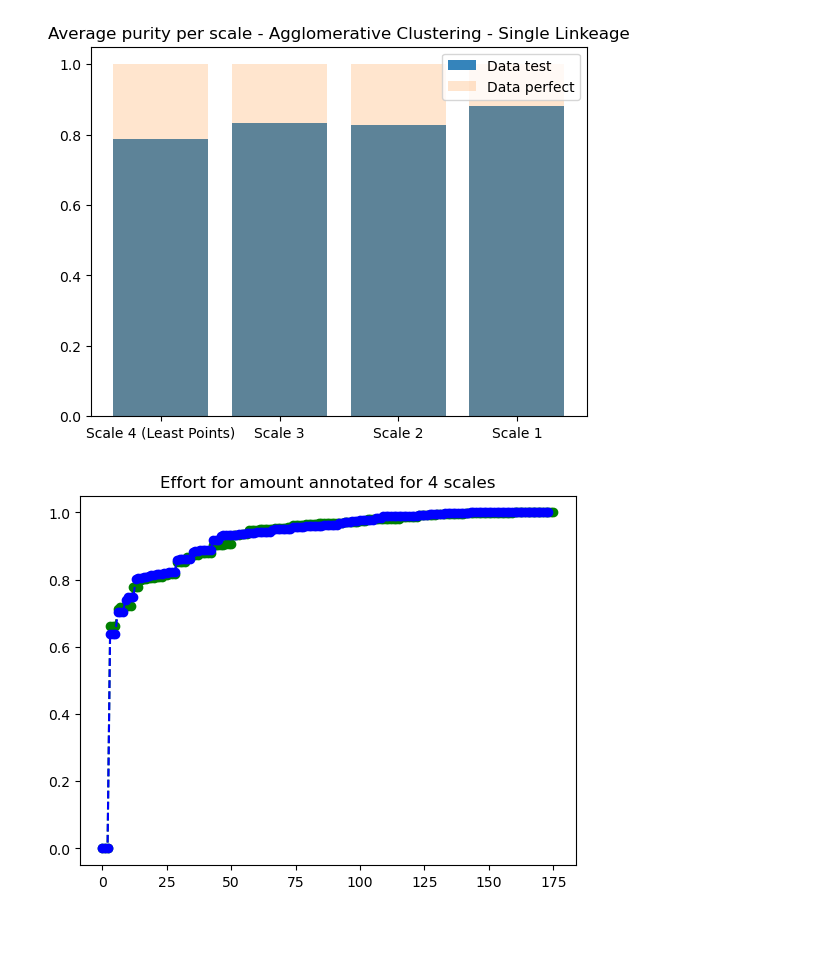
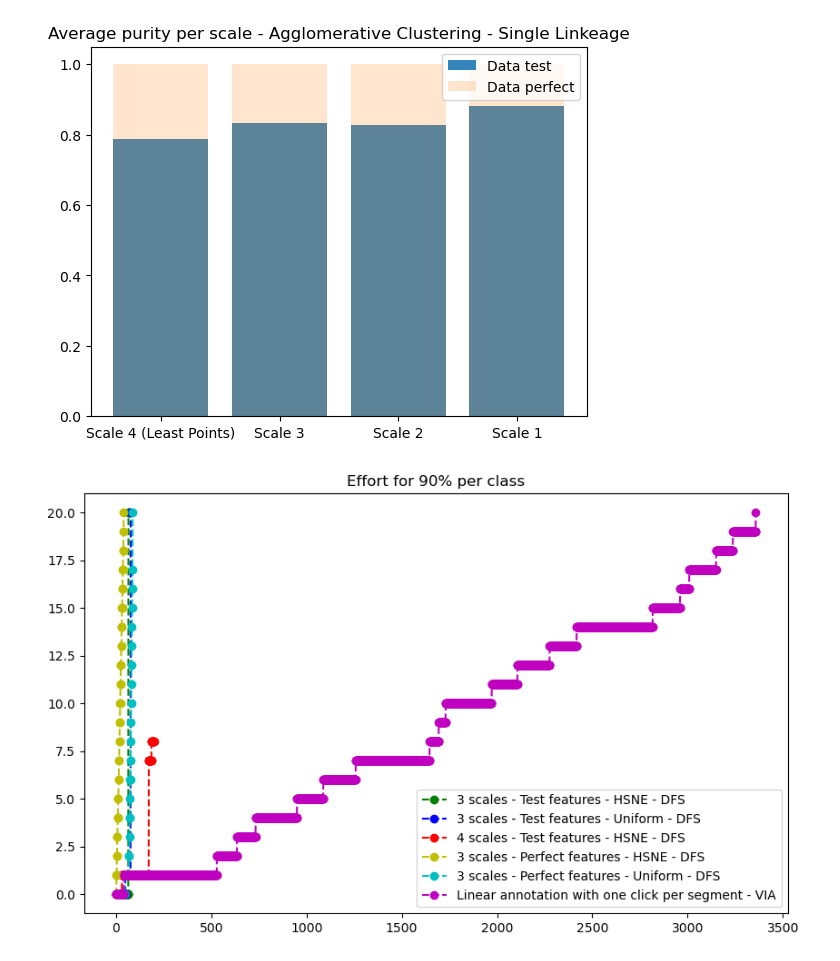
Before and after one commit to alexandrubobe/msc, a Jupyter notebook: ExtendedHSNEDemo/Experiments.ipynb, the cells around one changed output. Drawn from its saved outputs; the diff is of its cells as text; code cells hidden in the pictures; blank space fills up the shorter version.

Commit message:
Uniform sampling

```diff
--- a/ExtendedHSNEDemo/Experiments.ipynb
+++ b/ExtendedHSNEDemo/Experiments.ipynb
@@ -52,7 +53,7 @@ def create_clustering(analysis, n_clusters):
     agglomerativeClustering.fit(points)
     return agglomerativeClustering
 # %%
-hsne = create_hsne(4)
+hsne = create_hsne(3)
 top_analysis = create_top_analysis(hsne)
 # %% [output]
 Size data: (337180, 21)
@@ -109,6 +110,11 @@ contingency_matrix_df.to_excel(file_path)
 print("Confusion matrix saved to:", file_path)
 # %% [output]
 Confusion matrix saved to: contingency_matrix_test_3.xlsx
+# %%
+def get_total_labels_per_class():
+    unique, counts = np.unique(GT_LABELS["segment_gt_label"], return_counts=True)
+    total_labels = dict(zip(unique, counts))
+    return total_labels
 # %%
 from sklearn import metrics
 def calculate_purity(y_true, y_pred):
@@ -120,6 +126,11 @@ def calculate_purity(y_true, y_pred):
 def get_true_labels_for_analysis(analysis):
     original_indexes = analysis.landmark_orig_indexes
     return GT_LABELS[GT_LABELS["segment_id"].isin(original_indexes)]["segment_gt_label"]
+# %%
+def find_gt_labels_in_analysis(analysis):
+    original_indexes = analysis.landmark_orig_indexes
+    unique, counts = np.unique(GT_LABELS[GT_LABELS["segment_id"].isin(original_indexes)]["segment_gt_label"], return_counts=True)
+    return dict(zip(unique,counts))
 # %%
 def find_number_of_gt_labels_in_analysis(analysis):
     original_indexes = analysis.landmark_orig_indexes
@@ -174,8 +202,8 @@ def bfs(hsne, top_analysis, always_most_points = False):
 # %%
 import json
-purities, annotated_amount = bfs(hsne, top_analysis, always_most_points=False)
-with open("C:\\msc\\msc\\Experiments_output\\Amounts_test_features_4_scales_last_level.json", "w") as file:
-    json.dump(annotated_amount, file)
+complete_annotated_classes = bfs(hsne, top_analysis, always_most_points=False)
+with open("C:\\msc\\msc\\Experiments_output\\Classes_annotated_test_features_4_scales_last_level_dfs_test.json", "w") as file:
+    json.dump(complete_annotated_classes, file)
 # with open("C:\\msc\\msc\\Experiments_output\\Purity_test_features_5_scales.json", "w") as file:
 #     json.dump(purities, file)
 # %% [output]
@@ -237,30 +265,71 @@ plt.show()
 [figure]
 # %%
 import json
+import matplotlib.pyplot as plt
 
-x_perfect = []
-y_perfect = []
-x_test = []
-y_test = []
-with open("C:\\msc\\msc\\Experiments_output\\Amounts_perfect_features_4_scales_last_level.json", "r") as file:
+x_1 = []
+y_1 = []
+x_2 = []
+y_2 = []
+x_3 = []
+y_3 = []
+x_4 = []
+y_4 = []
+x_5 = []
+y_5 = []
+x_6 = []
+y_6 = []
+with open("C:\\msc\\msc\\Experiments_output\\Classes_annotated_test_features_3_scales_last_level_dfs.json", "r") as file:
     data = json.load(file)
-    total = np.sum(data)
+    for i, val in enumerate(data):
+        x_1.append(i)
+        y_1.append(val)
+
+with open("C:\\msc\\msc\\Experiments_output\\Classes_annotated_test_features_3_scales_last_level_dfs_uniform.json", "r") as file:
+    data = json.load(file)
     c = 0
     for i, val in enumerate(data):
-        c += val
-        x_perfect.append(i)
-        y_perfect.append(c/total)
+        x_2.append(i)
+        y_2.append(val)
 
-with open("C:\\msc\\msc\\Experiments_output\\Amounts_test_features_4_scales_last_level.json", "r") as file:
+with open("C:\\msc\\msc\\Experiments_output\\Classes_annotated_test_features_4_scales_last_level_dfs.json", "r") as file:
     data = json.load(file)
-    total = np.sum(data)
     c = 0
     for i, val in enumerate(data):
-        c += val
-        x_test.append(i)
-        y_test.append(c/total)
-    plt.title("Effort for amount annotated for 4 scales")
-    plt.plot(x_perfect,y_perfect,"go--")
-    plt.plot(x_test,y_test, "bo--")
+        x_3.append(i)
+        y_3.append(val)
+
+with open("C:\\msc\\msc\\Experiments_output\\Classes_annotated_perfect_features_3_scales_last_level_dfs.json", "r") as file:
+    data = json.load(file)
+    c = 0
+    for i, val in enumerate(data):
+        x_4.append(i)
+        y_4.append(val)
+
+with open("C:\\msc\\msc\\Experiments_output\\Classes_annotated_perfect_features_3_scales_last_level_dfs_uniform_base5.json", "r") as file:
+    data = json.load(file)
+    c = 0
+    for i, val in enumerate(data):
+        x_5.append(i)
+        y_5.append(val)
+
+with open("C:\\msc\\msc\\Experiments_output\\Linear_one_click_per_segment.json", "r") as file:
+    data = json.load(file)
+    c = 0
+    for i, val in enumerate(data):
+        x_6.append(i)
+        y_6.append(val)
+
+plt.figure(figsize=(10, 6))
+plt.title("Effort for 90% per class")
+plt.plot(x_1,y_1,"go--",label="3 scales - Test features - HSNE - DFS")
+plt.plot(x_2,y_2,"bo--",label="3 scales - Test features - Uniform - DFS")
+plt.plot(x_3,y_3,"ro--",label="4 scales - Test features - HSNE - DFS")
+plt.plot(x_4,y_4,"yo--",label="3 scales - Perfect features - HSNE - DFS")
+plt.plot(x_5,y_5,"co--",label="3 scales - Perfect features - Uniform - DFS")
+plt.plot(x_6,y_6,"mo--",label="Linear annotation with one click per segment - VIA")
+
+plt.legend()
+plt.show()
 # %% [output]
-[figure, old version]
+[figure, new version]
```
Also changed, not shown: parts of 6 cells of this notebook, 1 other file.
